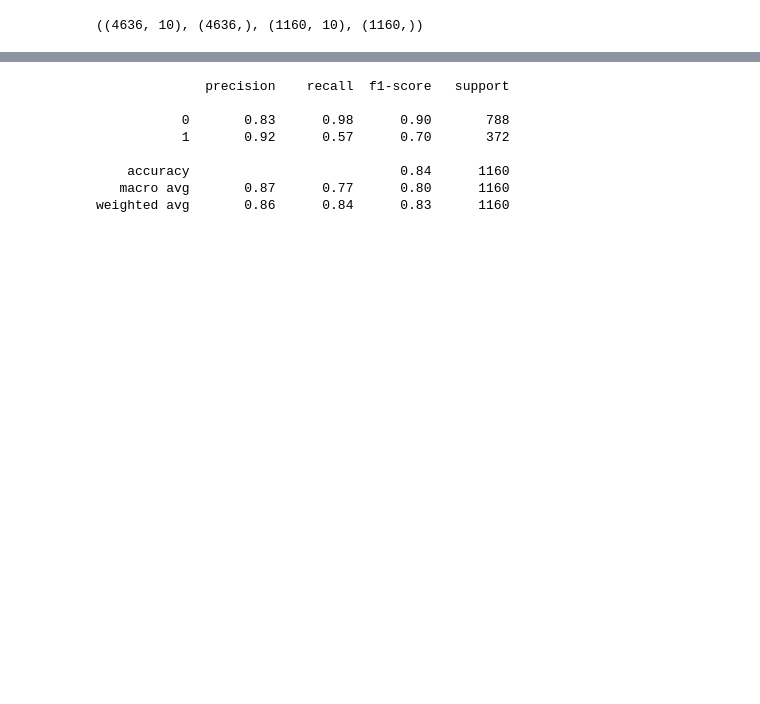
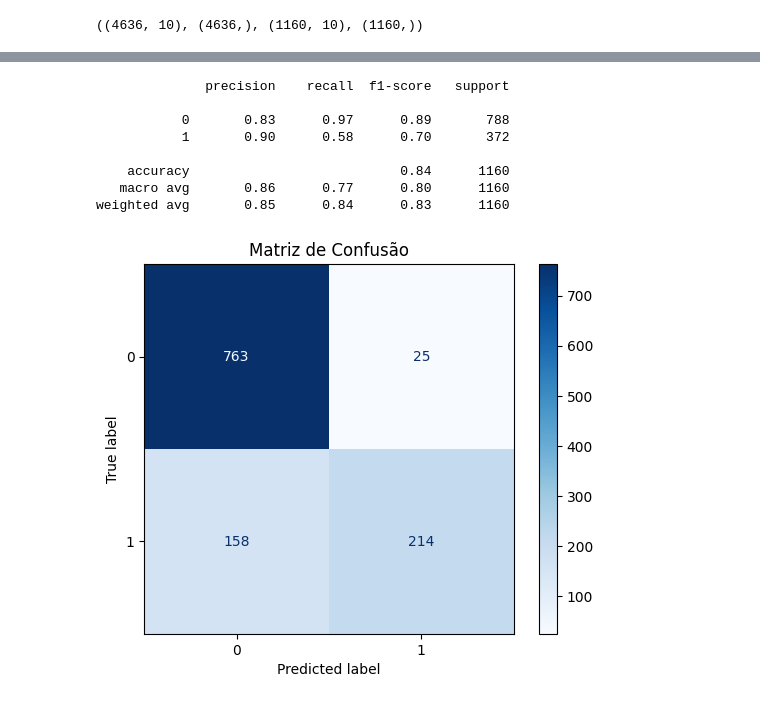
Before and after one commit to Marco-barthem/email-spam-classification, a Jupyter notebook: spam_email_classification.ipynb, the cells around one changed output, grey strips where cells are left out. Drawn from its saved outputs; the diff is of its cells as text; code cells hidden in the pictures; blank space fills up the shorter version.

```diff
--- a/spam_email_classification.ipynb
+++ b/spam_email_classification.ipynb
@@ -206,18 +224,25 @@ weighted avg       0.83      0.78      0.74      1160
 # %%
 from sklearn.ensemble import RandomForestClassifier
 
 model_rf = RandomForestClassifier()
 model_rf.fit(X_train,y_train)
 
 y_pred = model_rf.predict(X_test)
 
 print(classification_report(y_test,y_pred))
+cm = confusion_matrix(y_test, y_pred)
+
+disp = ConfusionMatrixDisplay(confusion_matrix=cm, display_labels=model.classes_)  # ou ['spam', 'ham']
+disp.plot(cmap=plt.cm.Blues)
+plt.title('Matriz de Confusão')
+plt.show()
 # %% [output]
               precision    recall  f1-score   support
 
-           0       0.83      0.98      0.90       788
-           1       0.92      0.57      0.70       372
+           0       0.83      0.97      0.89       788
+           1       0.90      0.58      0.70       372
 
     accuracy                           0.84      1160
-   macro avg       0.87      0.77      0.80      1160
-weighted avg       0.86      0.84      0.83      1160
+   macro avg       0.86      0.77      0.80      1160
+weighted avg       0.85      0.84      0.83      1160
+[figure, added]
```
Also changed, not shown: parts of 7 cells of this notebook.
